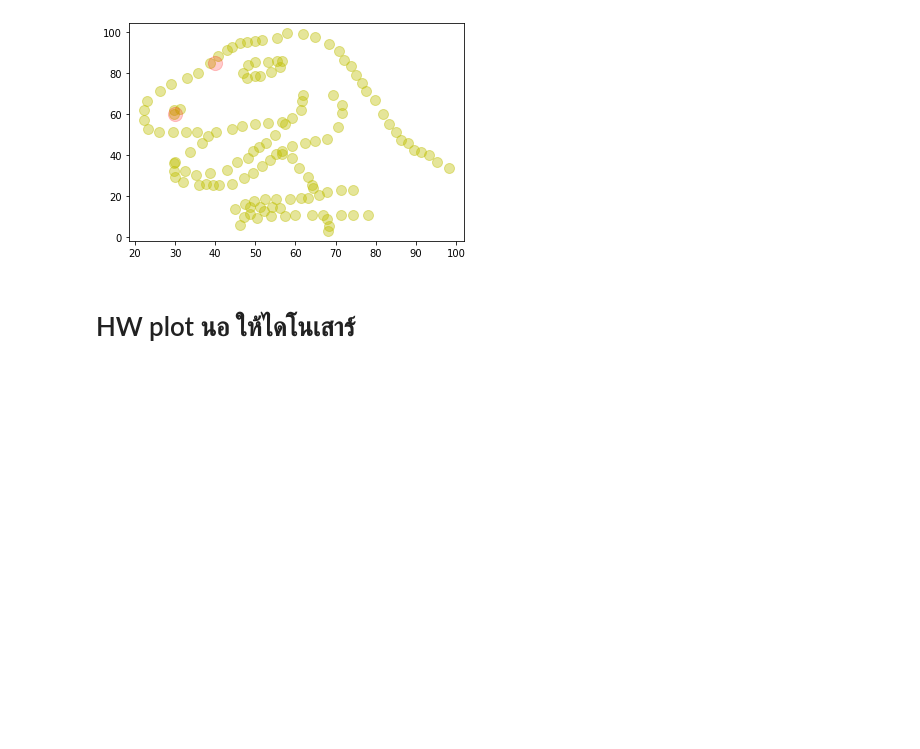
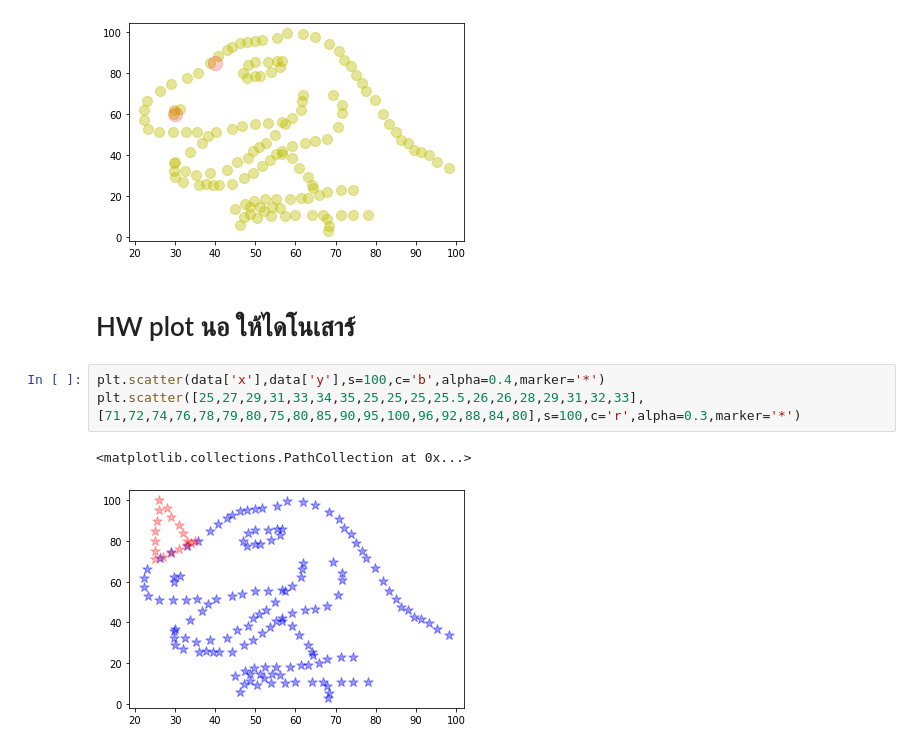
Before and after one commit to tthawatch/DPDM, a Jupyter notebook: Data102.ipynb, the cells around one changed output. Drawn from its saved outputs; the diff is of its cells as text; blank space fills up the shorter version.

```diff
--- a/Data102.ipynb
+++ b/Data102.ipynb
@@ -157,3 +157,9 @@ plt.scatter([30,40],[60,85],s=200,c='r',alpha=0.2)
 [figure]
 # %% [markdown]
 # HW plot นอ ให้ไดโนเสาร์
+# %%
+plt.scatter(data['x'],data['y'],s=100,c='b',alpha=0.4,marker='*')
+plt.scatter([25,27,29,31,33,34,35,25,25,25,25.5,26,26,28,29,31,32,33],[71,72,74,76,78,79,80,75,80,85,90,95,100,96,92,88,84,80],s=100,c='r',alpha=0.3,marker='*')
+# %% [output]
+<matplotlib.collections.PathCollection at 0x...>
+[figure, added]
```
